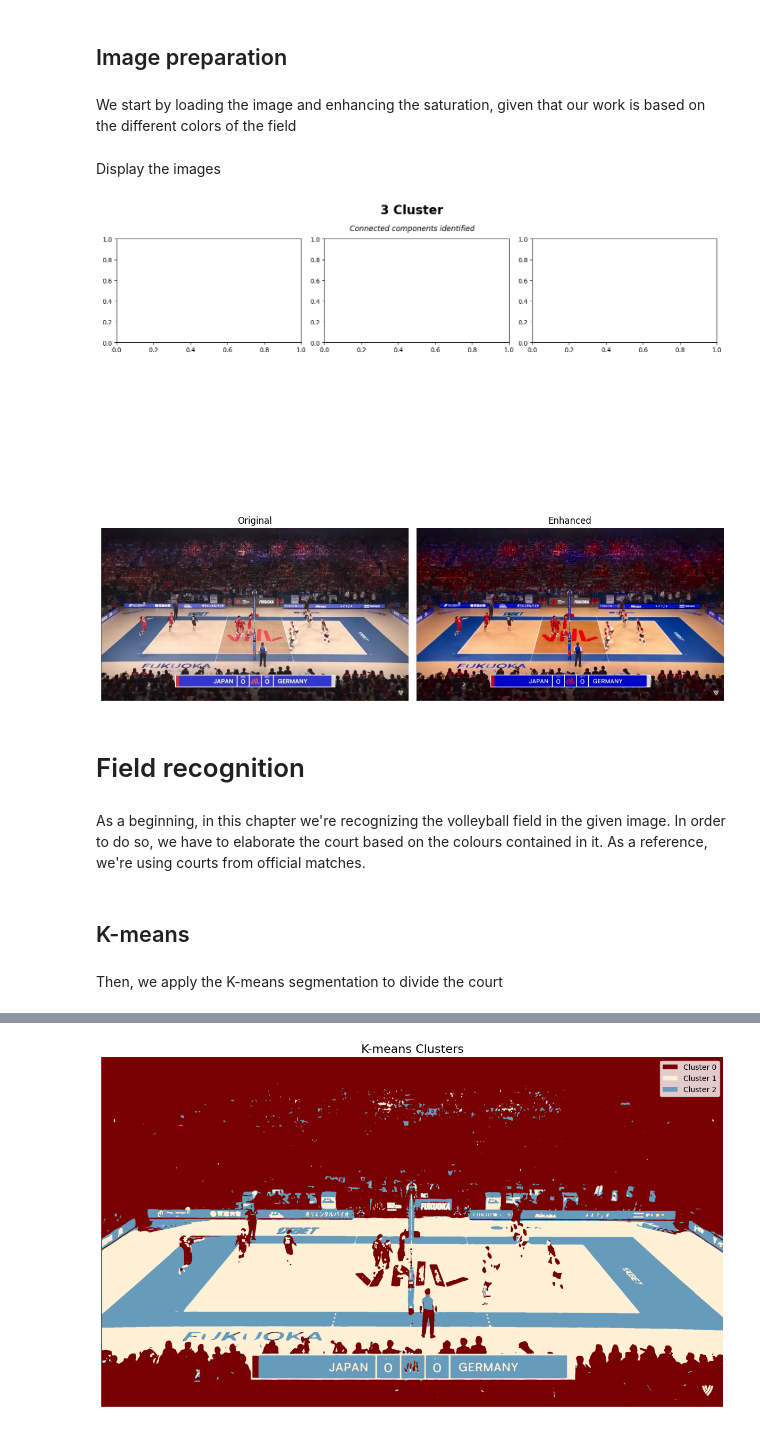
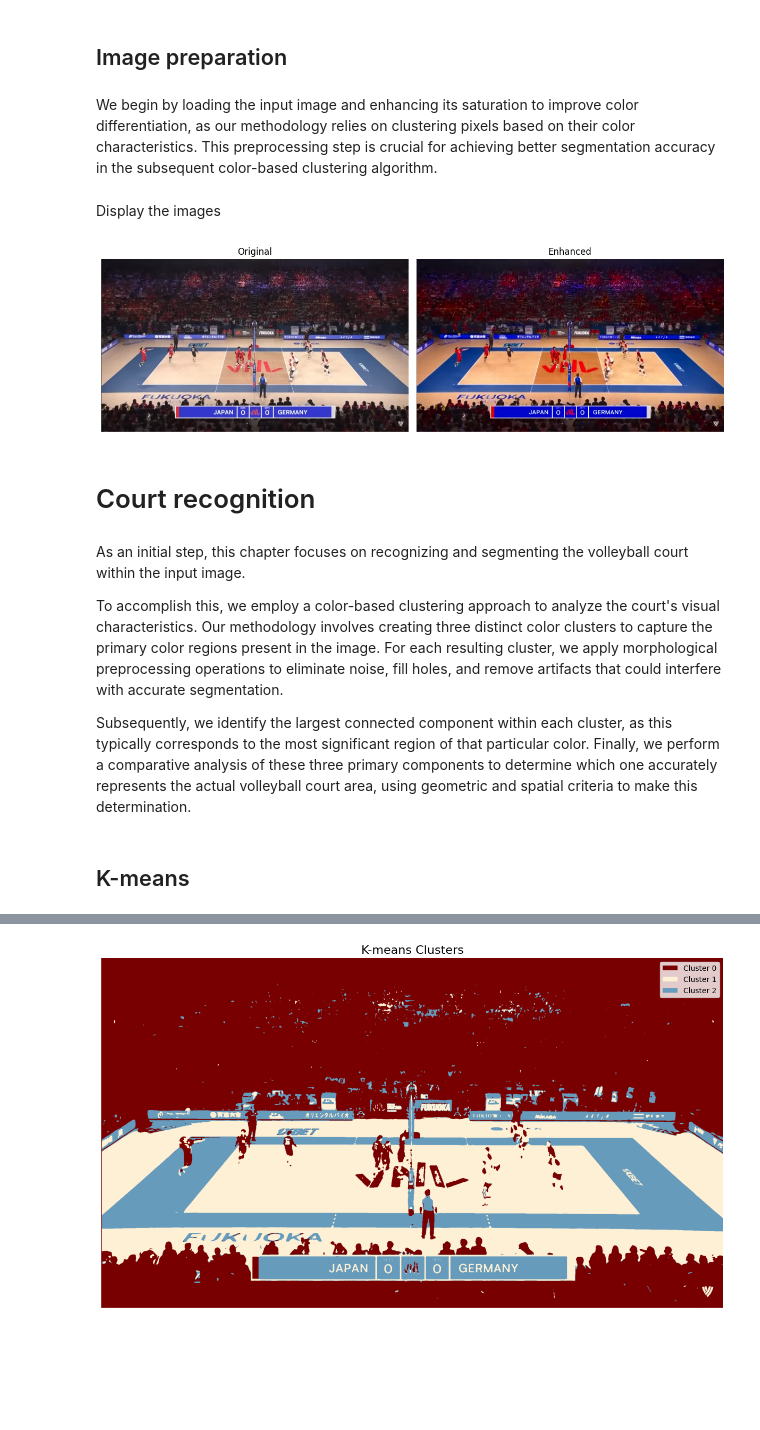
Before and after one commit to NizarNadif/volleymap, a Jupyter notebook: summary.ipynb, the cells around one changed output, grey strips where cells are left out. Saved outputs shown, nothing was run; the diff lists cells and outputs as text; code cells hidden in the pictures; blank space fills up the shorter version.

Commit message:
Revision and added middle step images

```diff
--- a/summary.ipynb
+++ b/summary.ipynb
@@ -20,49 +35,51 @@ N_CLUSTERS = 3
 # %% [markdown]
 ## Image preparation
-# %% [markdown]
-We start by loading the image and enhancing the saturation, given that our work is based on the different colors of the field
+# %% [markdown]
+We begin by loading the input image and enhancing its saturation to improve color differentiation, as our methodology relies on clustering pixels based on their color characteristics. This preprocessing step is crucial for achieving better segmentation accuracy in the subsequent color-based clustering algorithm.
 # %%
-# Get the image and convert it to HSV
+# Load the image and convert it to RGB
 image = cv2.imread(IMAGE_PATH)
 original_rgb = cv2.cvtColor(image, cv2.COLOR_BGR2RGB)
+
+# Convert to HSV for saturation enhancement
 hsv = cv2.cvtColor(image, cv2.COLOR_BGR2HSV)
 
-# Increase the saturation (S channel)
+# Enhance saturation by multiplying the S channel
 h, s, v = cv2.split(hsv)
-s = cv2.multiply(s, 2)  # by 50%
-s = np.clip(s, 0, 255).astype(np.uint8)
+s = cv2.multiply(s, 2.0)  # Increase saturation by 100%
+s = np.clip(s, 0, 255).astype(np.uint8)  # Ensure values stay within valid range
 
-# Merge back and convert to RGB
-enhanced = cv2.merge([h, s, v])
-image_rgb = cv2.cvtColor(enhanced, cv2.COLOR_HSV2RGB)
+# Merge channels back and convert to RGB
+enhanced_hsv = cv2.merge([h, s, v])
+enhanced_rgb = cv2.cvtColor(enhanced_hsv, cv2.COLOR_HSV2RGB)
 # %% [markdown]
 Display the images
 # %%
 # Create a figure with two subplots
 fig, axes = plt.subplots(1, 2, figsize=(12, 6))
 
 # Display original_rgb
 axes[0].imshow(original_rgb)
 axes[0].set_title('Original')
 axes[0].axis('off')
 
-# Display image_rgb
-axes[1].imshow(image_rgb)
+# Display enhanced_rgb
+axes[1].imshow(enhanced_rgb)
 axes[1].set_title('Enhanced')
 axes[1].axis('off')
 
 # Show the figure
 plt.tight_layout()
 plt.show()
 # %% [output]
-[figure, old version]
+[figure, new version]
-[figure, removed]
 # %% [markdown]
-# Field recognition
+# Court recognition
-# %% [markdown]
-As a beginning, in this chapter we're recognizing the volleyball field in the given image.
-In order to do so, we have to elaborate the court based on the colours contained in it. As a reference, we're using courts from official matches.
+# %% [markdown]
+As an initial step, this chapter focuses on recognizing and segmenting the volleyball court within the input image.
+
+To accomplish this, we employ a color-based clustering approach to analyze the court's visual characteristics. Our methodology involves creating three distinct color clusters to capture the primary color regions present in the image. For each resulting cluster, we apply morphological preprocessing operations to eliminate noise, fill holes, and remove artifacts that could interfere with accurate segmentation.
+
+Subsequently, we identify the largest connected component within each cluster, as this typically corresponds to the most significant region of that particular color. Finally, we perform a comparative analysis of these three primary components to determine which one accurately represents the actual volleyball court area, using geometric and spatial criteria to make this determination.
 # %% [markdown]
 ## K\-means
-# %% [markdown]
-Then, we apply the K-means segmentation to divide the court
```
Also changed, not shown: parts of 25 cells of this notebook.
